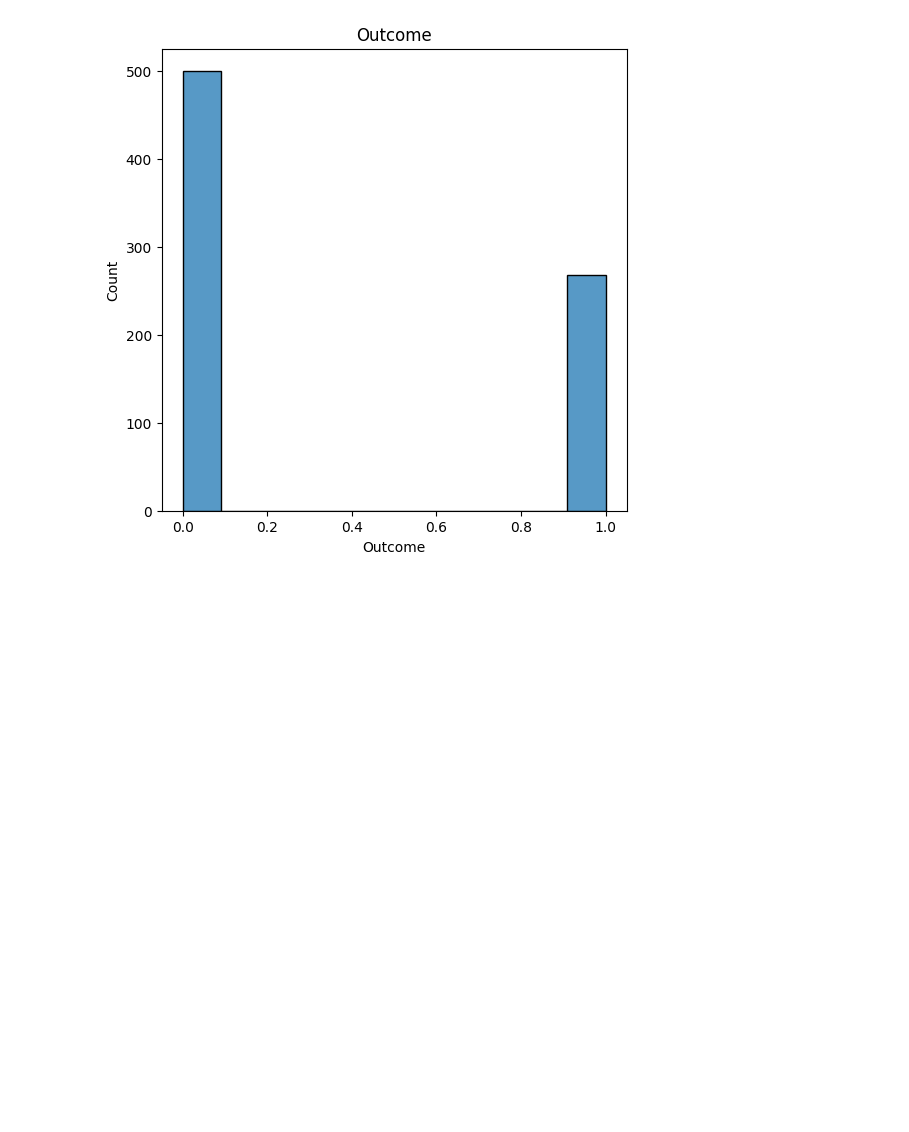
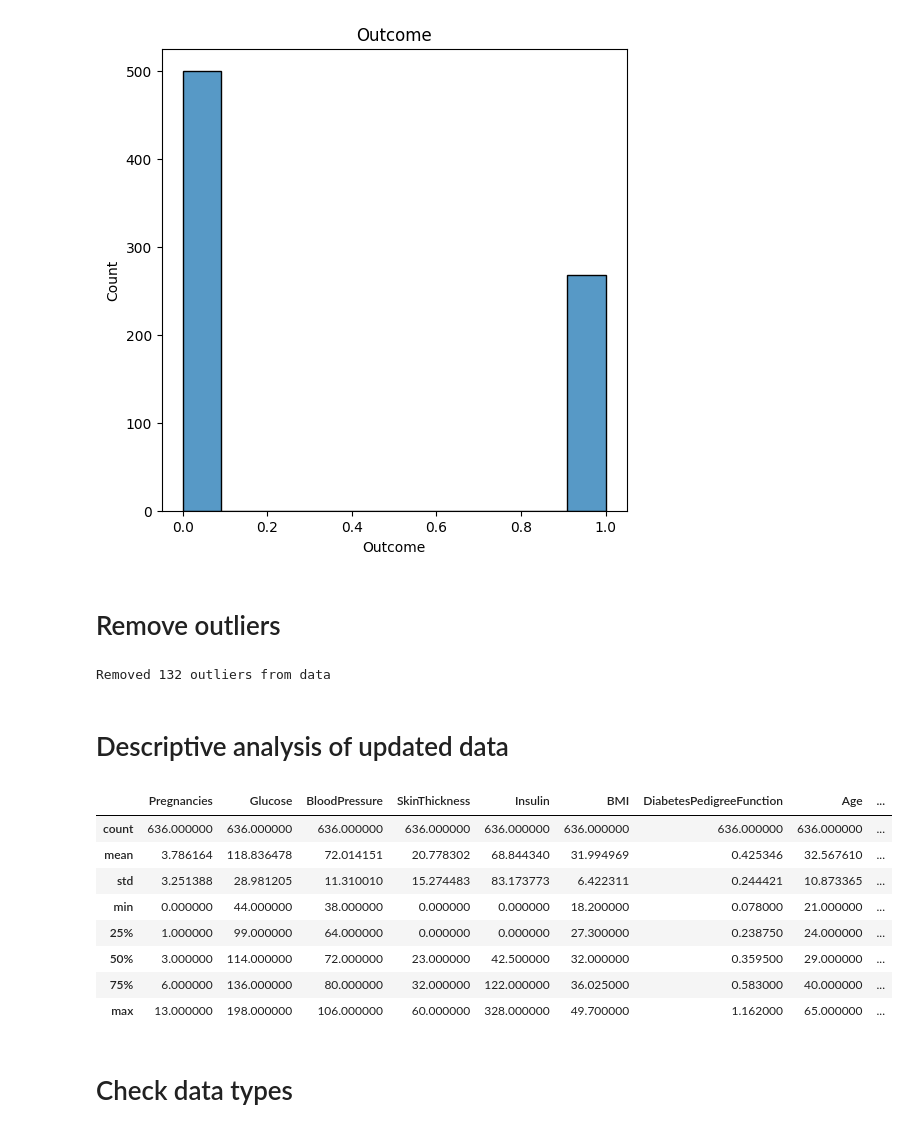
Before and after one commit to 1markmus/Diabetes-Classification, a Jupyter notebook: Diabetes Classification.ipynb, the cells around one changed output. Drawn from its saved outputs; the diff is of its cells as text; code cells hidden in the pictures; blank space fills up the shorter version.

```diff
--- a/Diabetes Classification.ipynb
+++ b/Diabetes Classification.ipynb
@@ -114,3 +121,25 @@ for i in raw_data.columns.to_list():
 [figure]
 [figure]
 [figure]
+# %% [markdown]
+# Remove outliers
+# %%
+data = RemoveOutliers(raw_data)
+# %% [output]
+Removed 132 outliers from data
+# %% [markdown]
+# Descriptive analysis of updated data
+# %%
+data.describe()
+# %% [output]
+|  | Pregnancies | Glucose | BloodPressure | SkinThickness | Insulin | BMI | DiabetesPedigreeFunction | Age | ... |
+| count | 636.000000 | 636.000000 | 636.000000 | 636.000000 | 636.000000 | 636.000000 | 636.000000 | 636.000000 | ... |
+| mean | 3.786164 | 118.836478 | 72.014151 | 20.778302 | 68.844340 | 31.994969 | 0.425346 | 32.567610 | ... |
+| std | 3.251388 | 28.981205 | 11.310010 | 15.274483 | 83.173773 | 6.422311 | 0.244421 | 10.873365 | ... |
+| min | 0.000000 | 44.000000 | 38.000000 | 0.000000 | 0.000000 | 18.200000 | 0.078000 | 21.000000 | ... |
+| 25% | 1.000000 | 99.000000 | 64.000000 | 0.000000 | 0.000000 | 27.300000 | 0.238750 | 24.000000 | ... |
+| 50% | 3.000000 | 114.000000 | 72.000000 | 23.000000 | 42.500000 | 32.000000 | 0.359500 | 29.000000 | ... |
+| 75% | 6.000000 | 136.000000 | 80.000000 | 32.000000 | 122.000000 | 36.025000 | 0.583000 | 40.000000 | ... |
+| max | 13.000000 | 198.000000 | 106.000000 | 60.000000 | 328.000000 | 49.700000 | 1.162000 | 65.000000 | ... |
+# %% [markdown]
+# Check data types
```
Also changed, not shown: parts of 9 cells of this notebook, 2 other files.
